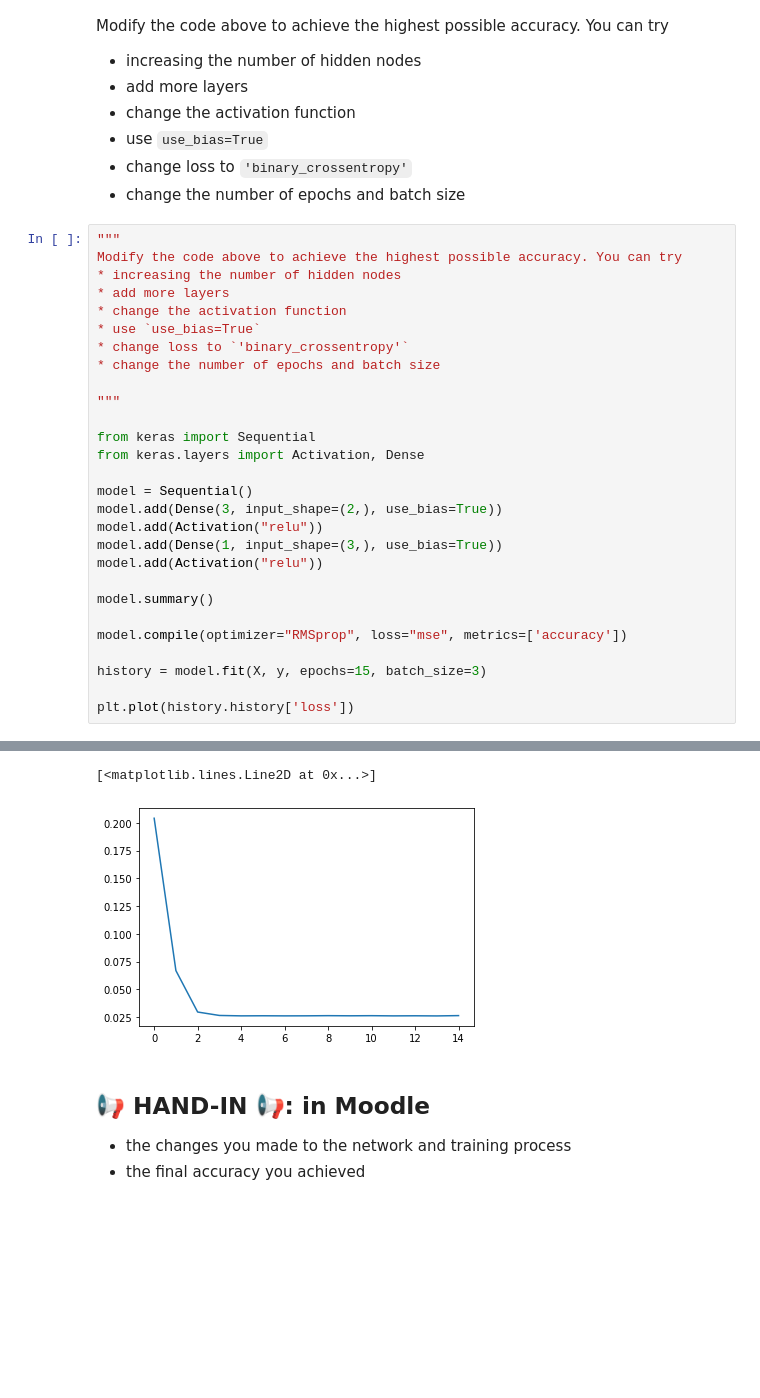
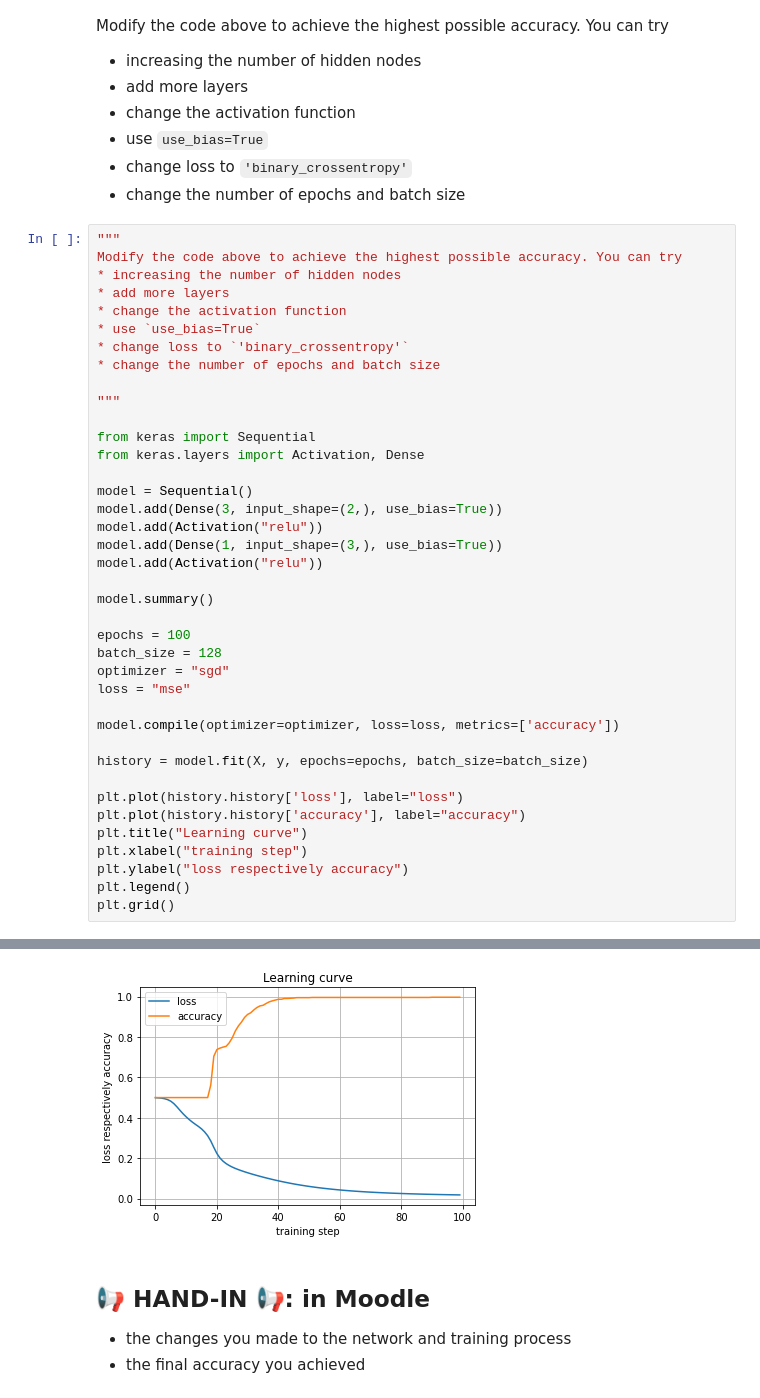
Before and after one commit to ArmandoShala/mldm_hs22, a Jupyter notebook: labs/L09_Neural_Networks_Part1_LAB_ASSIGNMENT.ipynb, the cells around one changed output, grey strips where cells are left out. Cells and saved outputs as stored; diff of their text form; blank space fills up the shorter version.

```diff
--- a/labs/L09_Neural_Networks_Part1_LAB_ASSIGNMENT.ipynb
+++ b/labs/L09_Neural_Networks_Part1_LAB_ASSIGNMENT.ipynb
@@ -578,9 +578,20 @@ model.add(Activation("relu"))
 
 model.summary()
 
-model.compile(optimizer="RMSprop", loss="mse", metrics=['accuracy'])
+epochs = 100
+batch_size = 128
+optimizer = "sgd"
+loss = "mse"
 
-history = model.fit(X, y, epochs=15, batch_size=3)
+model.compile(optimizer=optimizer, loss=loss, metrics=['accuracy'])
 
-plt.plot(history.history['loss'])
+history = model.fit(X, y, epochs=epochs, batch_size=batch_size)
+
+plt.plot(history.history['loss'], label="loss")
+plt.plot(history.history['accuracy'], label="accuracy")
+plt.title("Learning curve")
+plt.xlabel("training step")
+plt.ylabel("loss respectively accuracy")
+plt.legend()
+plt.grid()
 # %% [output]
@@ -604,5 +615,4 @@ Epoch 15/15
-[<matplotlib.lines.Line2D at 0x...>]
-[figure, old version]
+[figure, new version]
 # %% [markdown]
 ## 📢 **HAND-IN** 📢: in Moodle
 
```
Also changed, not shown: parts of 7 cells of this notebook.
